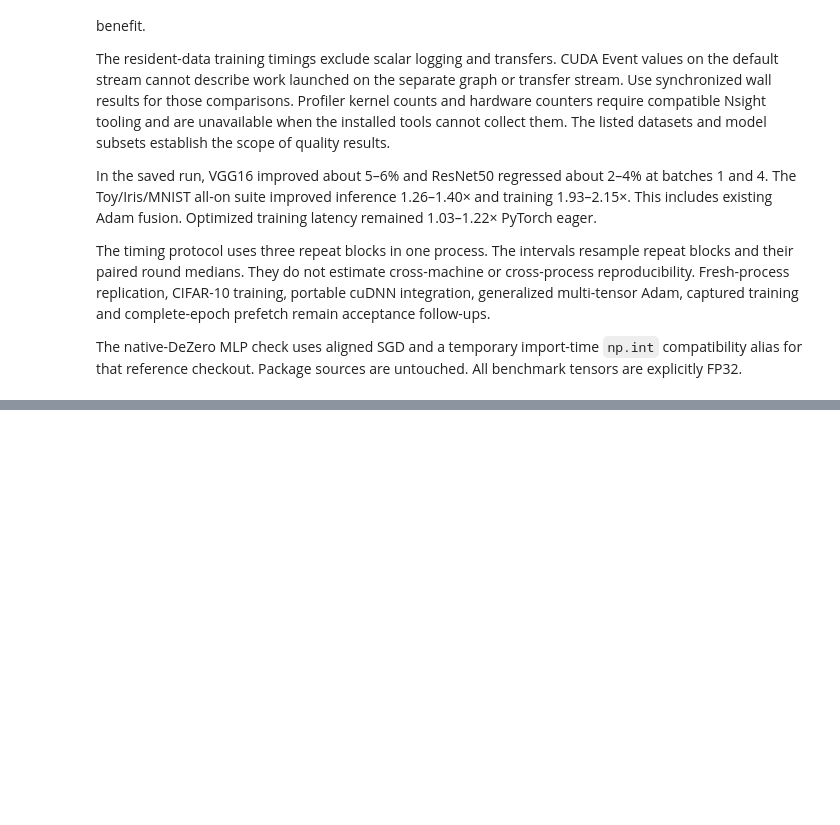
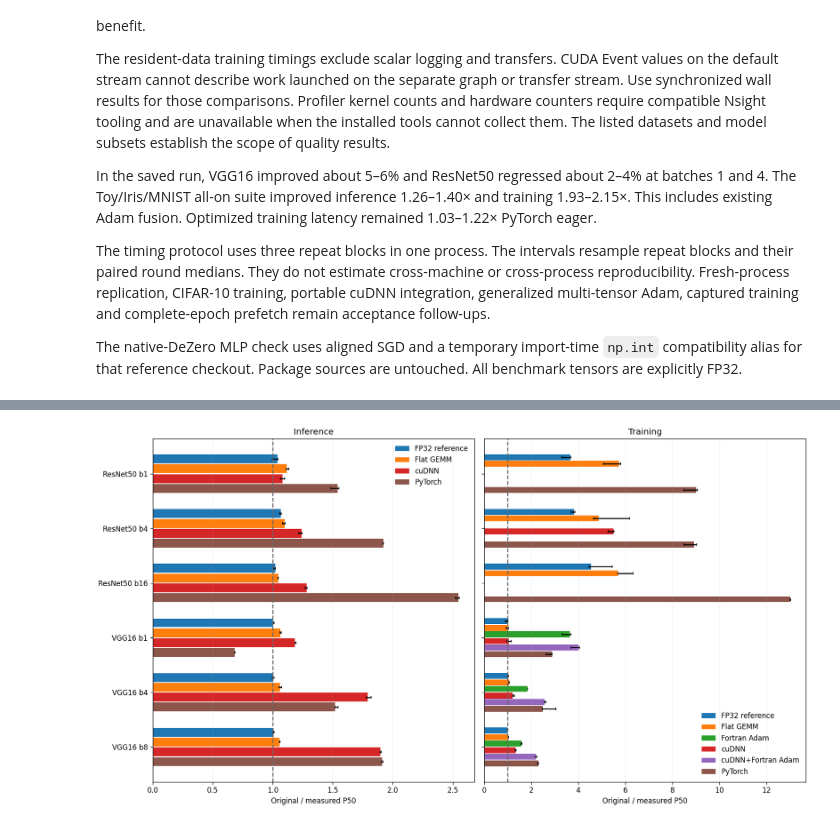
Before and after one commit to OrbisLumen/Comprehensive-Project-One-In-UESTC, a Jupyter notebook: examples/neural_network/gpu_optimization.ipynb, the cells around one changed output, grey strips where cells are left out. Saved outputs shown, nothing was run; the diff lists cells and outputs as text; code cells hidden in the pictures; blank space fills up the shorter version.

Commit message:
docs(mydezero): record large GPU regressions and validated improvements

```diff
--- a/examples/neural_network/gpu_optimization.ipynb
+++ b/examples/neural_network/gpu_optimization.ipynb
@@ -1106,0 +1149,80 @@ untouched. All benchmark tensors are explicitly FP32.
+# %%
+import json
+import os
+import subprocess
+
+RUN_LARGE_MODEL_VALIDATION = False
+project_root = next(p for p in (Path.cwd(), *Path.cwd().parents) if (p / 'pyproject.toml').exists())
+large_results_dir = project_root / 'draft' / 'gpu-large-results'
+large_results_dir.mkdir(parents=True, exist_ok=True)
+large_paths = [large_results_dir / f'process-{i}.json' for i in range(3)]
+layout_paths = [large_results_dir / f'layout-{i}.json' for i in range(3)]
+large_weights = Path(os.environ.get('MYDEZERO_WEIGHTS_DIR', project_root / 'models/dezero-official'))
+if RUN_LARGE_MODEL_VALIDATION:
+    helper = project_root / 'examples/neural_network/gpu_large_workloads.py'
+    for i, result_path in enumerate(large_paths):
+        subprocess.run([sys.executable, str(helper), '--weights', str(large_weights),
+                        '--output', str(result_path), '--process', str(i)], check=True,
+                       env=dict(os.environ, NVIDIA_TF32_OVERRIDE='0'))
+    for i, result_path in enumerate(layout_paths):
+        subprocess.run([sys.executable, str(helper), '--weights', str(large_weights),
+                        '--output', str(result_path), '--process', str(i), '--layout-followup'], check=True,
+                       env=dict(os.environ, NVIDIA_TF32_OVERRIDE='0'))
+
+if not all(p.is_file() for p in large_paths):
+    print('Large-model results unavailable. Configure weights/cuDNN and enable RUN_LARGE_MODEL_VALIDATION.')
+else:
+    large_rows = [row for result_path in large_paths for row in json.loads(result_path.read_text())]
+    if all(p.is_file() for p in layout_paths):
+        large_rows.extend(row for p in layout_paths for row in json.loads(p.read_text()) if row['mode'] != 'PyTorch')
+    model_batches = [('ResNet50', 1), ('ResNet50', 4), ('ResNet50', 16),
+                     ('VGG16', 1), ('VGG16', 4), ('VGG16', 8)]
+    modes = ('Original', 'FP32 reference', 'Flat GEMM', 'Fortran Adam', 'cuDNN', 'cuDNN+Fortran Adam', 'PyTorch')
+    fig, axes = plt.subplots(1, 2, figsize=(14, 7.5), layout='constrained', sharey=True)
+    for phase, ax in zip(('inference', 'training'), axes):
+        phase_modes = ('FP32 reference', 'Flat GEMM', 'cuDNN', 'PyTorch') if phase == 'inference' else modes[1:]
+        bar_height = 0.72 / len(phase_modes)
+        for index, name in enumerate(phase_modes):
+            speeds, lows, highs = [], [], []
+            for model_name, batch in model_batches:
+                ref = sorted([r for r in large_rows if r['model'] == model_name and r['batch'] == batch
+                              and r['mode'] == 'Original'], key=lambda r: r['process'])
+                # Optimizer layout has no inference work. Reuse the paired forward measurement.
+                effective_name = ({'Fortran Adam': 'Flat GEMM', 'cuDNN+Fortran Adam': 'cuDNN'}.get(name, name)
+                                  if phase == 'inference' else name)
+                values = sorted([r for r in large_rows if r['model'] == model_name and r['batch'] == batch
+                                 and r['mode'] == effective_name], key=lambda r: r['process'])
+                if len(values) != 3 or any(v[phase] is None for v in values):
+                    speeds.append(np.nan)
+                    lows.append(0)
+                    highs.append(0)
+                    if phase == 'training' and len(values) == 3:
+                        print(model_name, batch, name, 'training rejected',
+                              [round(v['gradient_relative_l2'], 6) for v in values])
+                    continue
+                ratios = np.array([a[phase]['p50'] / b[phase]['p50'] for a,b in zip(ref, values)])
+                speed = float(np.median(ratios))
+                speeds.append(speed)
+                lows.append(speed - ratios.min())
+                highs.append(ratios.max() - speed)
+                p50 = float(np.median([v[phase]['p50'] for v in values]))
+                p95 = float(np.median([v[phase]['p95'] for v in values]))
+                print(model_name, batch, name, phase, f'P50/P95 {p50:.3f}/{p95:.3f} ms, '
+                      f'speedup {speed:.2f}, process range [{ratios.min():.2f},{ratios.max():.2f}], '
+                      f'samples/s {batch * 1000 / p50:.0f}')
+            position = np.arange(len(model_batches)) + (index - (len(phase_modes) - 1) / 2) * bar_height
+            ax.barh(position, speeds, height=bar_height * 0.9, xerr=np.array([lows, highs]), capsize=2, color=f'C{modes.index(name) - 1}', label=name)
+        ax.axvline(1, color='0.4', linestyle='--')
+        ax.set(title=phase.title(), xlabel='Original / measured P50')
+        ax.grid(axis='x', alpha=0.2)
+        ax.legend(frameon=False)
+    axes[0].set_yticks(np.arange(len(model_batches)), [f'{m} b{b}' for m,b in model_batches])
+    axes[0].invert_yaxis()
+    plt.show()
+    print('Error bars show the range over three fresh processes. Missing cuDNN training bars are rejected cases. Fortran-only training is measured for VGG16.')
+    for model_name, batch in model_batches:
+        values = [r for r in large_rows if r['model'] == model_name and r['batch'] == batch
+                  and r['mode'] in ('Original', 'FP32 reference') and r['process'] == 0]
+        print(model_name, batch, 'logit and gradient dtypes',
+              [(v['mode'], v['logit_dtype'], v['gradient_dtypes']) for v in values])
+# %% [output]
@@ -1106,0 +1246 @@ untouched. All benchmark tensors are explicitly FP32.
+[figure, added]
```
Also changed, not shown: parts of 4 cells of this notebook, 7 other files.
